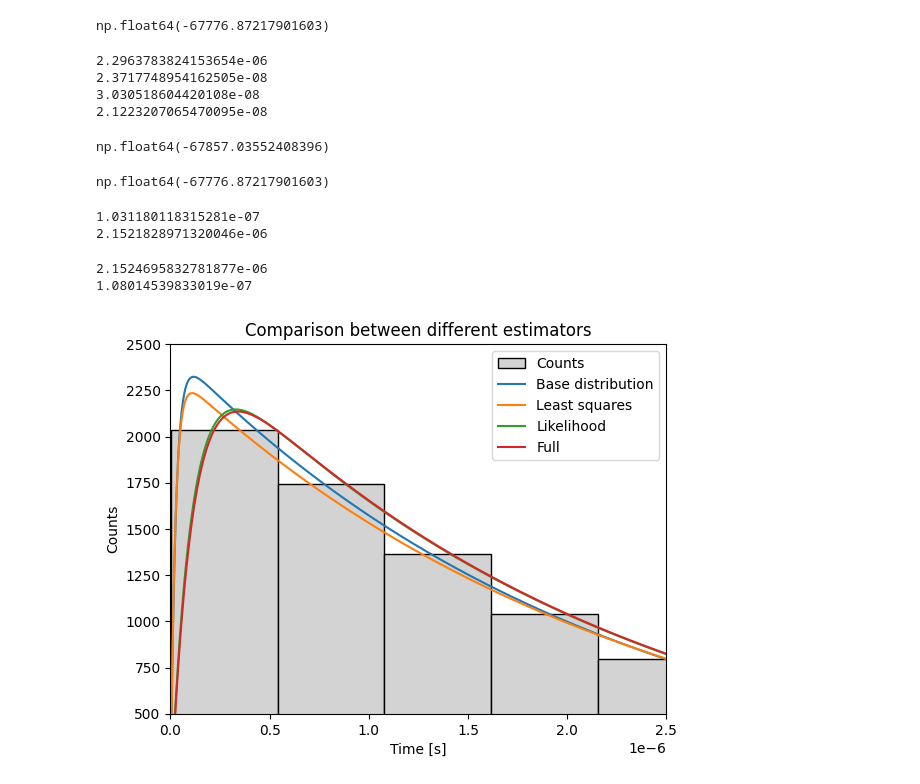
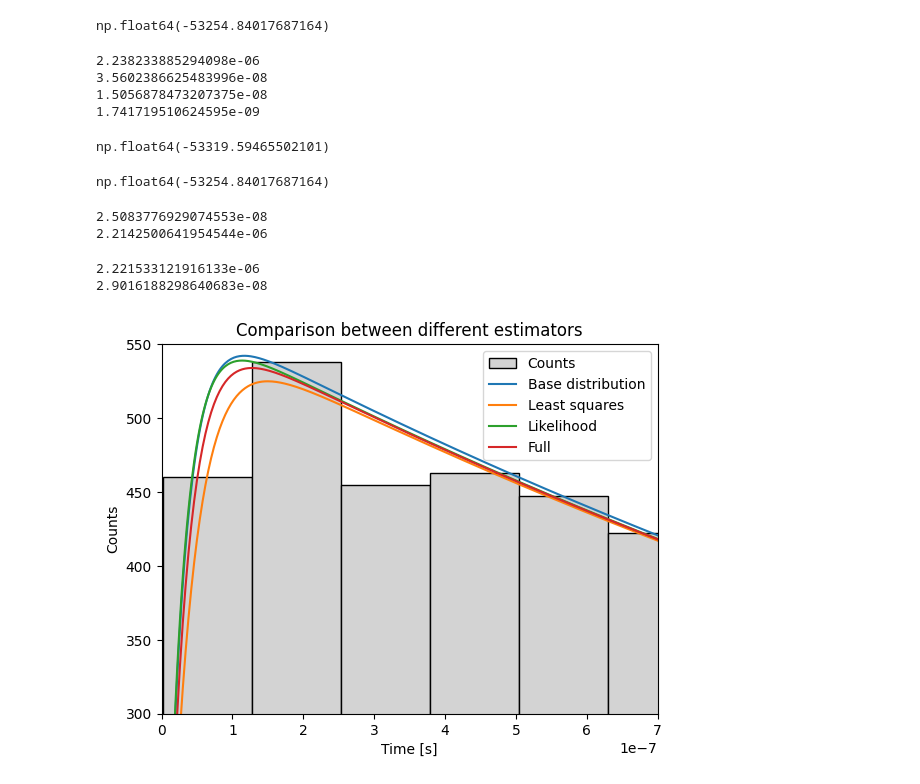
Before and after one commit to kingspoof/PHY241, a Jupyter notebook: Code/test_estimators.ipynb, the cells around one changed output. Cells and saved outputs as stored; diff of their text form; code cells hidden in the pictures.

```diff
--- a/Code/test_estimators.ipynb
+++ b/Code/test_estimators.ipynb
@@ -25,15 +25,15 @@ t_computed_values = N(t_space, n)
 simulated_decay_points = simulate_decay_times(n, t_bounds[1])
 # %%
 # create the histogram
-counts, bins = np.histogram(simulated_decay_points[:, 0] , bins=35, density=False)
+counts, bins = np.histogram(simulated_decay_points[:, 0] , bins=150, density=False)
 bin_width = bins[1]-bins[0]
-plt.hist(bins[:-1], bins, weights=counts, color='lightgray', edgecolor='black', label='Counts')
+plt.hist(bins[:-1], bins, weights=counts, color='gray', label='Counts')
 plt.plot(t_space, t_computed_values*bin_width, label='base distribution')
 plt.xlabel('Time [s]')
 plt.ylabel('Counts')
 plt.title(f'Histogram of {n} simulated decay times')
 plt.legend()
-plt.savefig('../Documentation/images/simulated_decay_histogram.pdf')
+plt.savefig('../Documentation/images/simulated_decay_histogram_150bins.pdf')
 plt.show()
 plt.close()
 # %% [output]
@@ -57,7 +57,7 @@ estimate_lifetime_count = estimate_lifetime_counts(bin_centers, bin_width, n, MU
 
 negative_log_likelihood(counts, estimate_lifetime_count)
 # %% [output]
-np.float64(-67776.87217901603)
+np.float64(-53254.84017687164)
 # %%
 # def N_wrapper(bin_centers, muon_mean_lifetime, pion_mean_lifetime):
 #     counts = estimate_lifetime_counts(bin_centers, bin_width, n, muon_mean_lifetime, pion_mean_lifetime)
@@ -74,51 +74,51 @@ print(PION_estimate_squares)
 print(MUON_uncer_squares)
 print(PION_uncer_squares)
 # %% [output]
-2.2963783824153654e-06
-2.3717748954162505e-08
-3.030518604420108e-08
-2.1223207065470095e-08
+2.238233885294098e-06
+3.5602386625483996e-08
+1.5056878473207375e-08
+1.741719510624595e-09
 # %%
 estimate_lifetime_count_squares = estimate_lifetime_counts(bin_centers, bin_width, n, MUON_estimate_squares, PION_estimate_squares)
 negative_log_likelihood(counts, estimate_lifetime_count_squares)
 # %% [output]
-np.float64(-67857.03552408396)
+np.float64(-53319.59465502101)
 # %%
 negative_log_likelihood(counts, estimate_lifetime_count)
 # %% [output]
-np.float64(-67776.87217901603)
+np.float64(-53254.84017687164)
 # %%
-MUON_estimate_like, PION_estimate_like = minimize(binned_maximum_likelihood, [2e-8, 2e-6], args=(counts, bin_centers, bin_width, n), method='L-BFGS-B').x
+MUON_estimate_like, PION_estimate_like = minimize(binned_maximum_likelihood, [2e-8, 2e-6], args=(counts, bin_centers, bin_width, n)).x
 print(MUON_estimate_like)
 print(PION_estimate_like)
 # %% [output]
-1.031180118315281e-07
-2.1521828971320046e-06
+2.5083776929074553e-08
+2.2142500641954544e-06
 # %%
 MUON_estimate_full, PION_estimate_full, MUON_uncer_full, PION_uncer_full = binned_maximum_likelihood_fit(counts, bins)
 print(MUON_estimate_full)
 print(PION_estimate_full)
 # %% [output]
-2.1524695832781877e-06
-1.08014539833019e-07
+2.221533121916133e-06
+2.9016188298640683e-08
 # %%
 estimate_lifetime_count_squares = estimate_lifetime_counts(t_space, bin_width, n, MUON_estimate_squares, PION_estimate_squares)
 estimate_lifetime_count_like = estimate_lifetime_counts(t_space, bin_width, n, MUON_estimate_like, PION_estimate_like)
 estimate_lifetime_count_full = estimate_lifetime_counts(t_space, bin_width, n, MUON_estimate_full, PION_estimate_full)
 
 plt.hist(bins[:-1], bins, weights=counts, color='lightgray', edgecolor='black', label='Counts')
 plt.plot(t_space, t_computed_values*bin_width, label='Base distribution')
 plt.plot(t_space, estimate_lifetime_count_squares, label='Least squares')
 plt.plot(t_space, estimate_lifetime_count_like, label='Likelihood')
 plt.plot(t_space, estimate_lifetime_count_full, label='Full')
 plt.xlabel('Time [s]')
 plt.ylabel('Counts')
 plt.title(f'Comparison between different estimators')
 plt.legend()
-plt.xlim(0,0.25e-5)
-plt.ylim(500, 2500)
-plt.savefig('../Documentation/images/comparison_estimators.pdf')
+plt.xlim(0,0.7e-6)
+plt.ylim(300, 550)
+plt.savefig('../Documentation/images/comparison_estimators_150bins.pdf')
 plt.show()
 plt.close()
 # %% [output]
-[figure, old version]
+[figure, new version]
```
Also changed, not shown: parts of 1 cell of this notebook, 5 other files.
